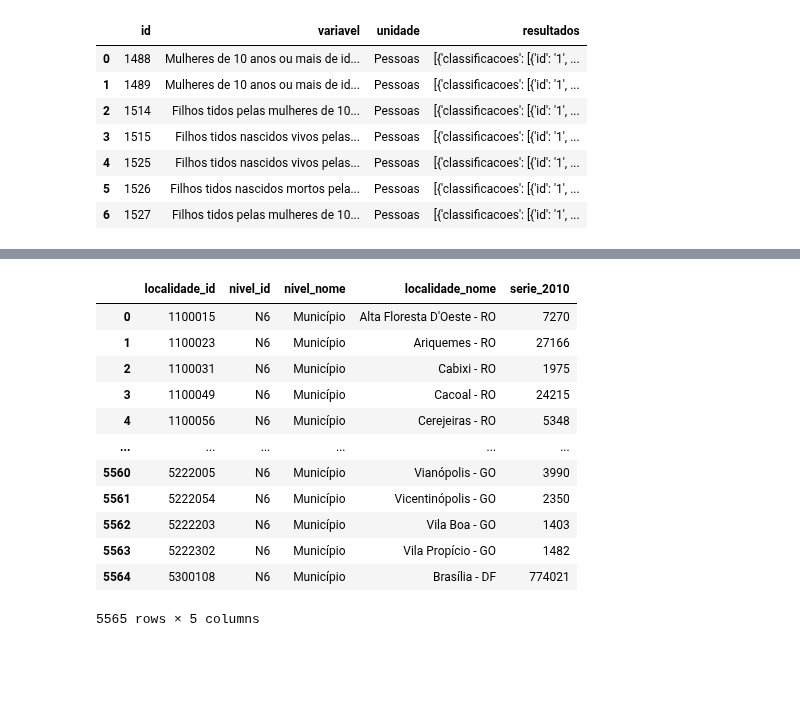
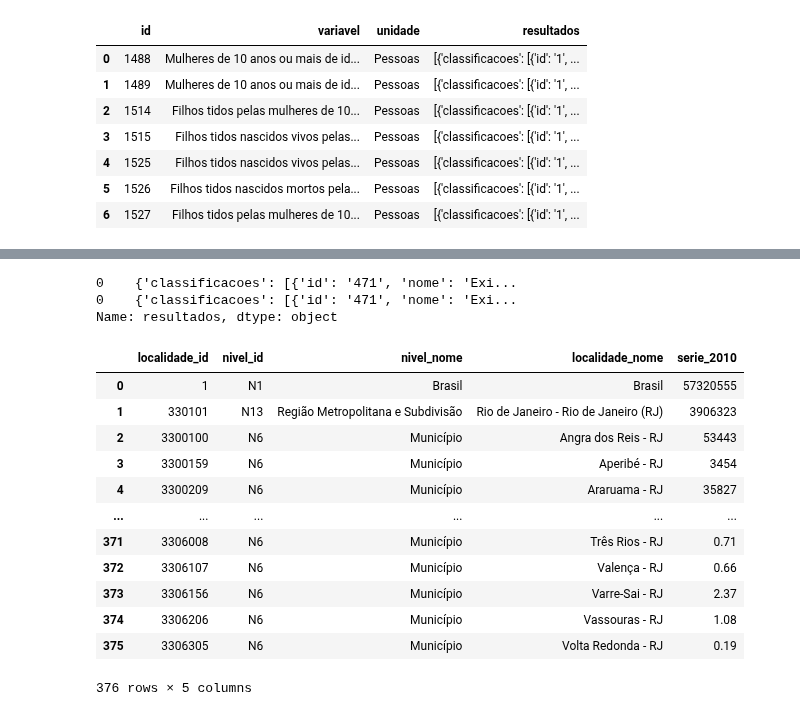
Before and after one commit to GDevigili/TCC-IBGE, a Jupyter notebook: src/notebooks/agregados.ipynb, the cells around one changed output, grey strips where cells are left out. Cells and saved outputs as stored; diff of their text form; code cells hidden in the pictures; blank space fills up the shorter version.

```diff
--- a/src/notebooks/agregados.ipynb
+++ b/src/notebooks/agregados.ipynb
@@ -310,16 +329,22 @@ df_results
 # %%
-make_df(df.explode('resultados')['resultados'][0]['series'])
+make_df(json_w).explode('resultados')['resultados'][0]#['series']
 # %% [output]
-|  | localidade_id | nivel_id | nivel_nome | localidade_nome | serie_2010 |
-| 0 | 1100015 | N6 | Município | Alta Floresta D'Oeste - RO | 7270 |
-| 1 | 1100023 | N6 | Município | Ariquemes - RO | 27166 |
-| 2 | 1100031 | N6 | Município | Cabixi - RO | 1975 |
-| 3 | 1100049 | N6 | Município | Cacoal - RO | 24215 |
-| 4 | 1100056 | N6 | Município | Cerejeiras - RO | 5348 |
-| ... | ... | ... | ... | ... | ... |
-| 5560 | 5222005 | N6 | Município | Vianópolis - GO | 3990 |
-| 5561 | 5222054 | N6 | Município | Vicentinópolis - GO | 2350 |
-| 5562 | 5222203 | N6 | Município | Vila Boa - GO | 1403 |
-| 5563 | 5222302 | N6 | Município | Vila Propício - GO | 1482 |
-| 5564 | 5300108 | N6 | Município | Brasília - DF | 774021 |
-5565 rows × 5 columns
+0    {'classificacoes': [{'id': '471', 'nome': 'Exi...
+0    {'classificacoes': [{'id': '471', 'nome': 'Exi...
+Name: resultados, dtype: object
+# %%
+make_df(make_df(make_df(json_w).explode('resultados')['resultados']).explode('series')['series'])
+# %% [output]
+|  | localidade_id | nivel_id | nivel_nome | localidade_nome | serie_2010 |
+| 0 | 1 | N1 | Brasil | Brasil | 57320555 |
+| 1 | 330101 | N13 | Região Metropolitana e Subdivisão | Rio de Janeiro - Rio de Janeiro (RJ) | 3906323 |
+| 2 | 3300100 | N6 | Município | Angra dos Reis - RJ | 53443 |
+| 3 | 3300159 | N6 | Município | Aperibé - RJ | 3454 |
+| 4 | 3300209 | N6 | Município | Araruama - RJ | 35827 |
+| ... | ... | ... | ... | ... | ... |
+| 371 | 3306008 | N6 | Município | Três Rios - RJ | 0.71 |
+| 372 | 3306107 | N6 | Município | Valença - RJ | 0.66 |
+| 373 | 3306156 | N6 | Município | Varre-Sai - RJ | 2.37 |
+| 374 | 3306206 | N6 | Município | Vassouras - RJ | 1.08 |
+| 375 | 3306305 | N6 | Município | Volta Redonda - RJ | 0.19 |
+376 rows × 5 columns
```
Also changed, not shown: parts of 14 cells of this notebook, 1 other file.
